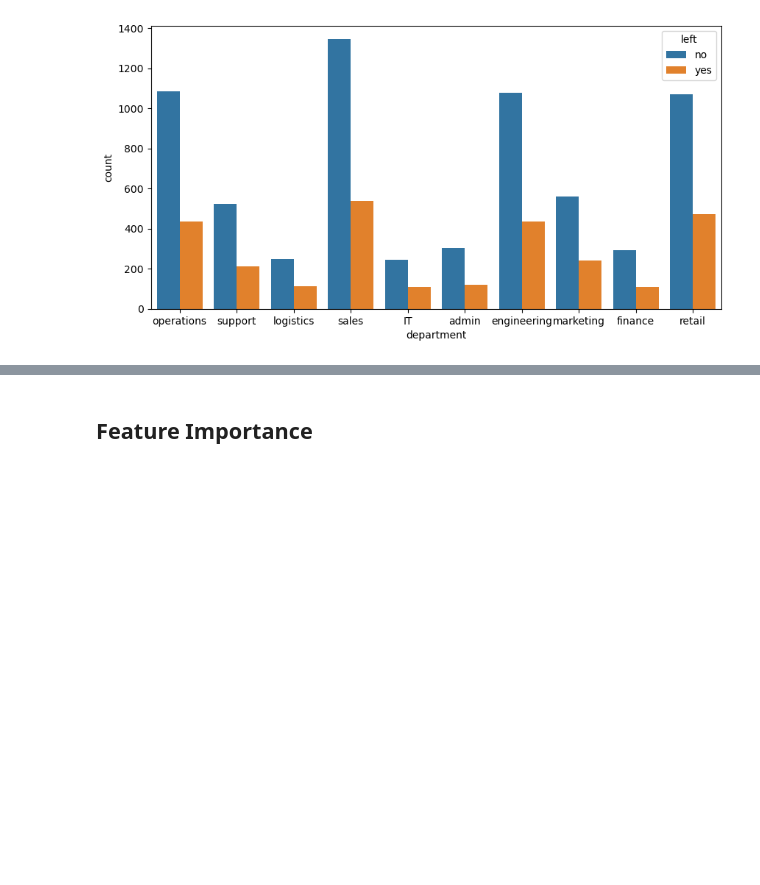
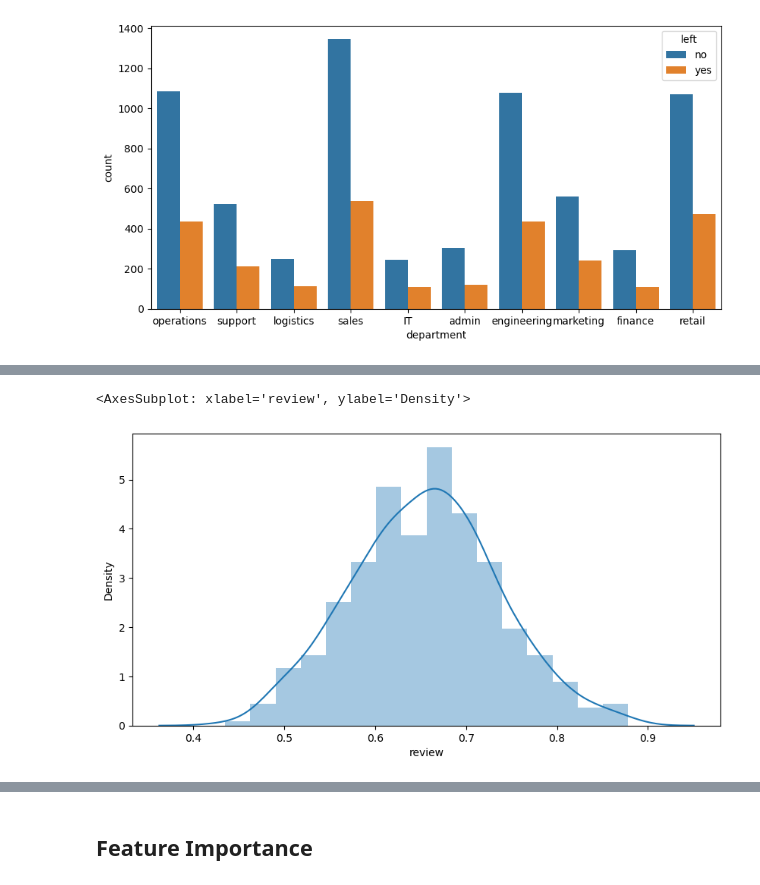
Before and after one commit to EslamMohamed95/employee-turnover, a Jupyter notebook: notebook.ipynb, the cells around one changed output, grey strips where cells are left out. Saved outputs shown, nothing was run; the diff lists cells and outputs as text; code cells hidden in the pictures; blank space fills up the shorter version.

```diff
--- a/notebook.ipynb
+++ b/notebook.ipynb
@@ -303,0 +249,4 @@ Name: left, dtype: float64
+# %%
+# explore employees at the finance department
+df_finance = df[df['department'] == 'finance']
+df_finance.head()
@@ -303,0 +260,7 @@ Name: left, dtype: float64
+# %%
+# Plot the distribution of the review variable
+plt.figure(figsize=(10, 5))
+sns.distplot(df_finance['review'])
+# %% [output]
+<AxesSubplot: xlabel='review', ylabel='Density'>
+[figure, added]
```
Also changed, not shown: parts of 20 cells of this notebook, 2 other files.
